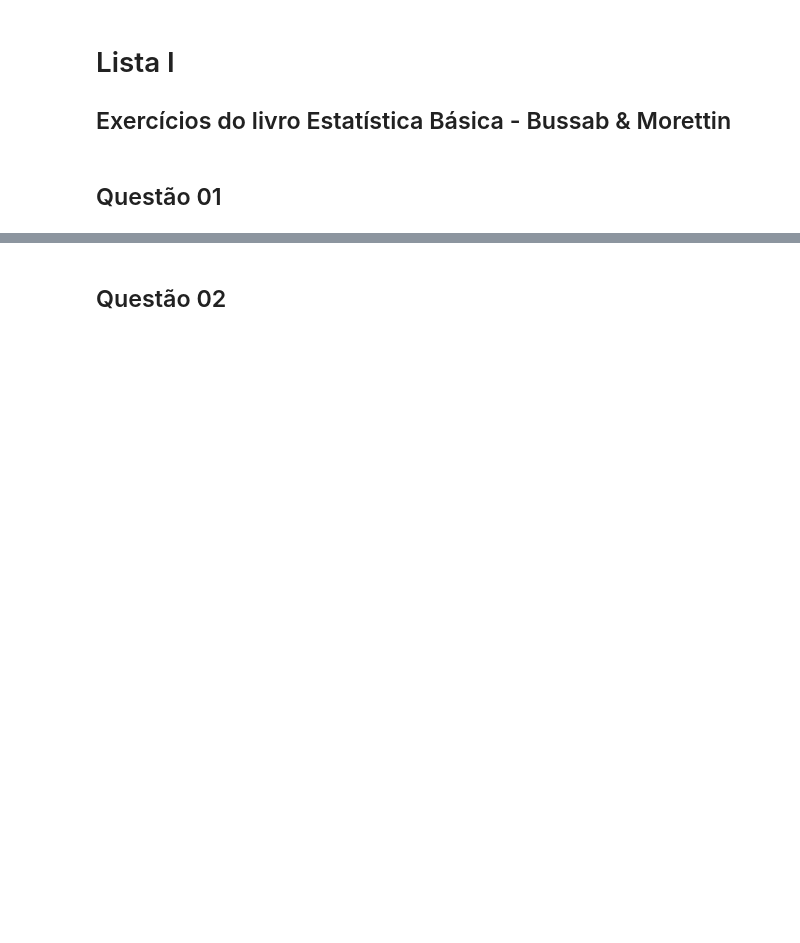
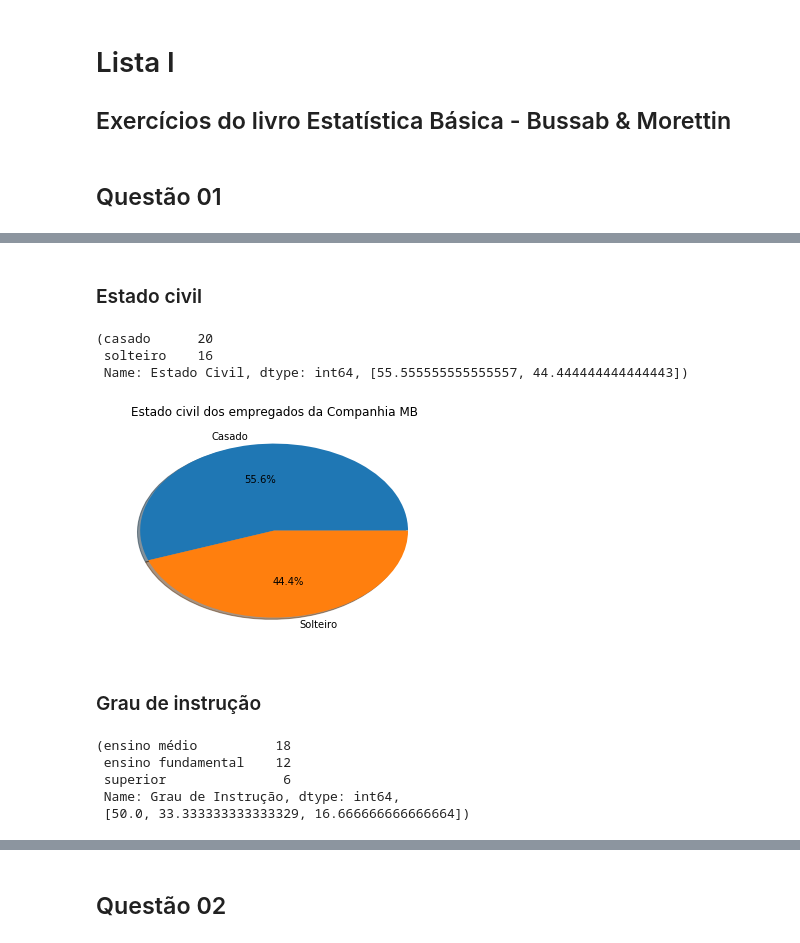
Before and after one commit to rubemkalebe/statistics, a Jupyter notebook: Estatística Descritiva/Lista I (Respostas).ipynb, the cells around one changed output, grey strips where cells are left out. Drawn from its saved outputs; the diff is of its cells as text; code cells hidden in the pictures; blank space fills up the shorter version.

```diff
--- a/Estatística Descritiva/Lista I (Respostas).ipynb
+++ b/Estatística Descritiva/Lista I (Respostas).ipynb
@@ -22,0 +38,30 @@ dataset.head(5)
+# %% [markdown]
+### Estado civil
+# %%
+s_est_civil = sum(dataset['Estado Civil'].value_counts())
+freq_est_civil = [(x/s_est_civil)*100 for x in dataset['Estado Civil'].value_counts()]
+dataset['Estado Civil'].value_counts(), freq_est_civil
+# %% [output]
+(casado      20
+ solteiro    16
+ Name: Estado Civil, dtype: int64, [55.555555555555557, 44.444444444444443])
+# %%
+est_civil_labels = [x.capitalize() for x in set(dataset['Estado Civil'])]
+
+plt.pie(freq_est_civil, labels = est_civil_labels, autopct='%1.1f%%', shadow = True)
+plt.title('Estado civil dos empregados da Companhia MB')
+plt.show()
+# %% [output]
+[figure, added]
+# %% [markdown]
+### Grau de instrução
+# %%
+s_grau = sum(dataset['Grau de Instrução'].value_counts())
+freq_grau = [(x/s_grau)*100 for x in dataset['Grau de Instrução'].value_counts()]
+dataset['Grau de Instrução'].value_counts(), freq_grau
+# %% [output]
+(ensino médio          18
+ ensino fundamental    12
+ superior               6
+ Name: Grau de Instrução, dtype: int64,
+ [50.0, 33.333333333333329, 16.666666666666664])
```
Also changed, not shown: parts of 20 cells of this notebook, 1 other file.
